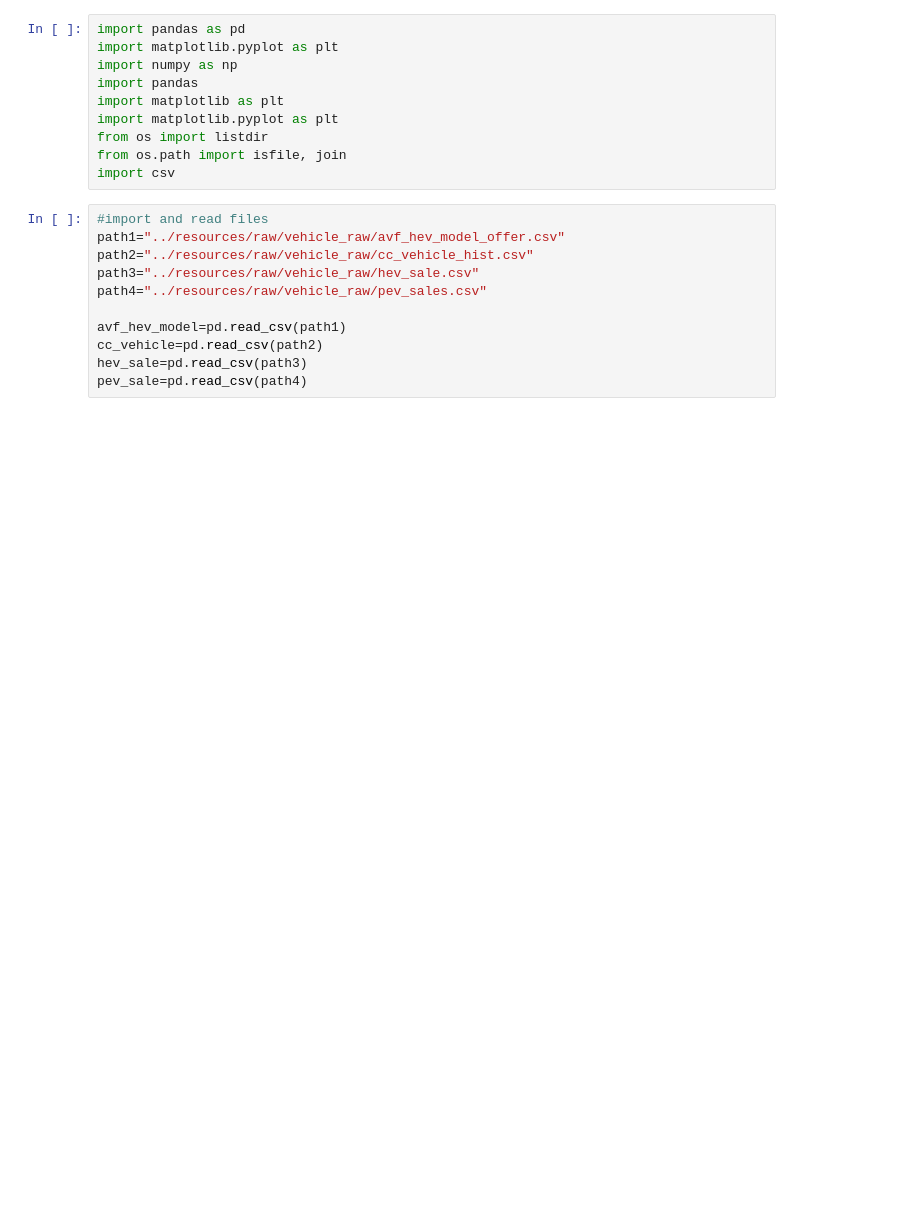
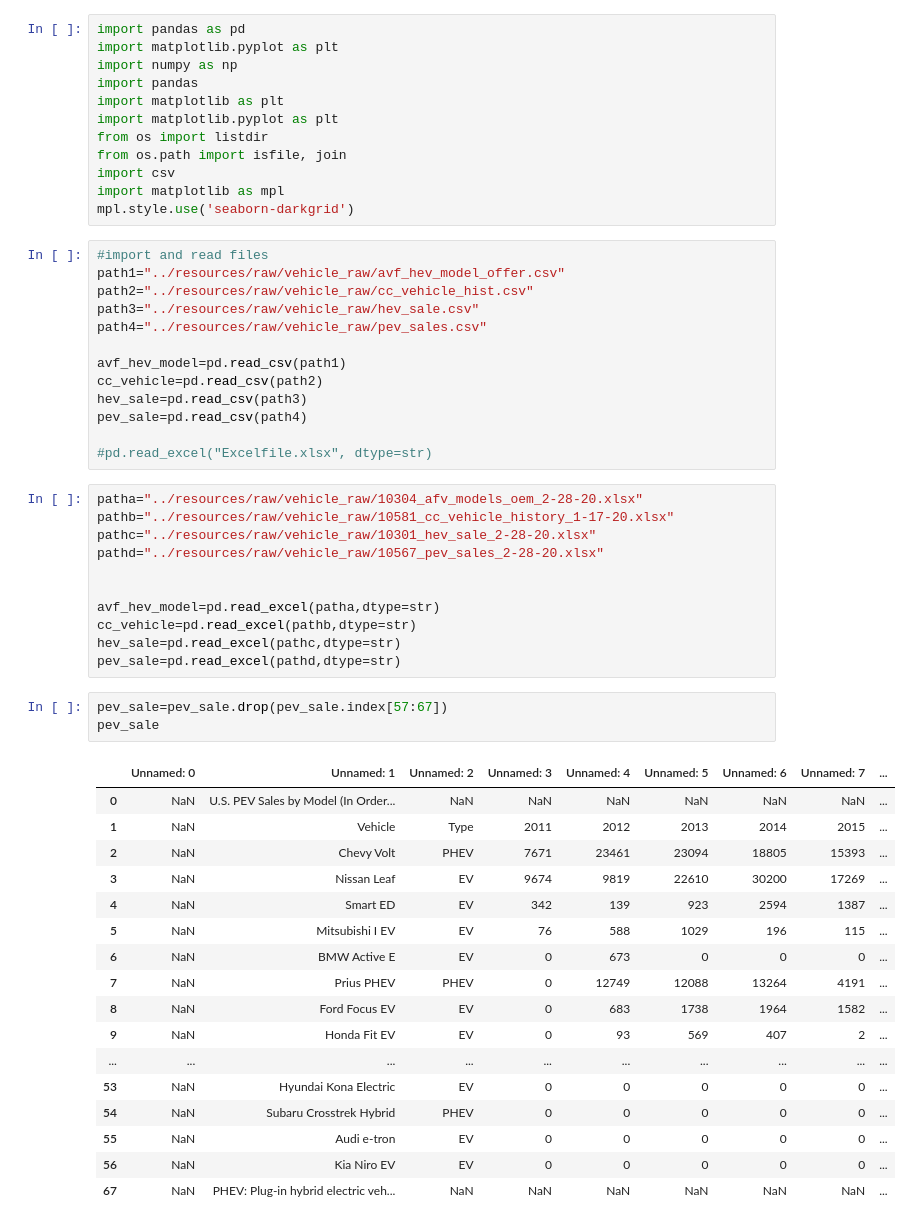
Before and after one commit to BrianDouglas/Climate_Soluctions, a Jupyter notebook: notebooks/Kat_Cars.ipynb, the cells around one changed output. Saved outputs shown, nothing was run; the diff lists cells and outputs as text; blank space fills up the shorter version.

```diff
--- a/notebooks/Kat_Cars.ipynb
+++ b/notebooks/Kat_Cars.ipynb
@@ -8,6 +8,8 @@ import matplotlib.pyplot as plt
 from os import listdir
 from os.path import isfile, join
 import csv
+import matplotlib as mpl
+mpl.style.use('seaborn-darkgrid')
 # %%
 #import and read files
 path1="../resources/raw/vehicle_raw/avf_hev_model_offer.csv"
@@ -19,3 +21,37 @@ avf_hev_model=pd.read_csv(path1)
 cc_vehicle=pd.read_csv(path2)
 hev_sale=pd.read_csv(path3)
 pev_sale=pd.read_csv(path4)
+
+#pd.read_excel("Excelfile.xlsx", dtype=str)
+# %%
+patha="../resources/raw/vehicle_raw/10304_afv_models_oem_2-28-20.xlsx"
+pathb="../resources/raw/vehicle_raw/10581_cc_vehicle_history_1-17-20.xlsx"
+pathc="../resources/raw/vehicle_raw/10301_hev_sale_2-28-20.xlsx"
+pathd="../resources/raw/vehicle_raw/10567_pev_sales_2-28-20.xlsx"
+
+
+avf_hev_model=pd.read_excel(patha,dtype=str)
+cc_vehicle=pd.read_excel(pathb,dtype=str)
+hev_sale=pd.read_excel(pathc,dtype=str)
+pev_sale=pd.read_excel(pathd,dtype=str)
+# %%
+pev_sale=pev_sale.drop(pev_sale.index[57:67])
+pev_sale
+# %% [output]
+|  | Unnamed: 0 | Unnamed: 1 | Unnamed: 2 | Unnamed: 3 | Unnamed: 4 | Unnamed: 5 | Unnamed: 6 | Unnamed: 7 | ... |
+| 0 | NaN | U.S. PEV Sales by Model (In Order... | NaN | NaN | NaN | NaN | NaN | NaN | ... |
+| 1 | NaN | Vehicle | Type | 2011 | 2012 | 2013 | 2014 | 2015 | ... |
+| 2 | NaN | Chevy Volt | PHEV | 7671 | 23461 | 23094 | 18805 | 15393 | ... |
+| 3 | NaN | Nissan Leaf | EV | 9674 | 9819 | 22610 | 30200 | 17269 | ... |
+| 4 | NaN | Smart ED | EV | 342 | 139 | 923 | 2594 | 1387 | ... |
+| 5 | NaN | Mitsubishi I EV | EV | 76 | 588 | 1029 | 196 | 115 | ... |
+| 6 | NaN | BMW Active E | EV | 0 | 673 | 0 | 0 | 0 | ... |
+| 7 | NaN | Prius PHEV | PHEV | 0 | 12749 | 12088 | 13264 | 4191 | ... |
+| 8 | NaN | Ford Focus EV | EV | 0 | 683 | 1738 | 1964 | 1582 | ... |
+| 9 | NaN | Honda Fit EV | EV | 0 | 93 | 569 | 407 | 2 | ... |
+| ... | ... | ... | ... | ... | ... | ... | ... | ... | ... |
+| 53 | NaN | Hyundai Kona Electric | EV | 0 | 0 | 0 | 0 | 0 | ... |
+| 54 | NaN | Subaru Crosstrek Hybrid | PHEV | 0 | 0 | 0 | 0 | 0 | ... |
+| 55 | NaN | Audi e-tron | EV | 0 | 0 | 0 | 0 | 0 | ... |
+| 56 | NaN | Kia Niro EV | EV | 0 | 0 | 0 | 0 | 0 | ... |
+| 67 | NaN | PHEV: Plug-in hybrid electric veh... | NaN | NaN | NaN | NaN | NaN | NaN | ... |
```
Also changed, not shown: parts of 42 cells of this notebook, 15 other files.
